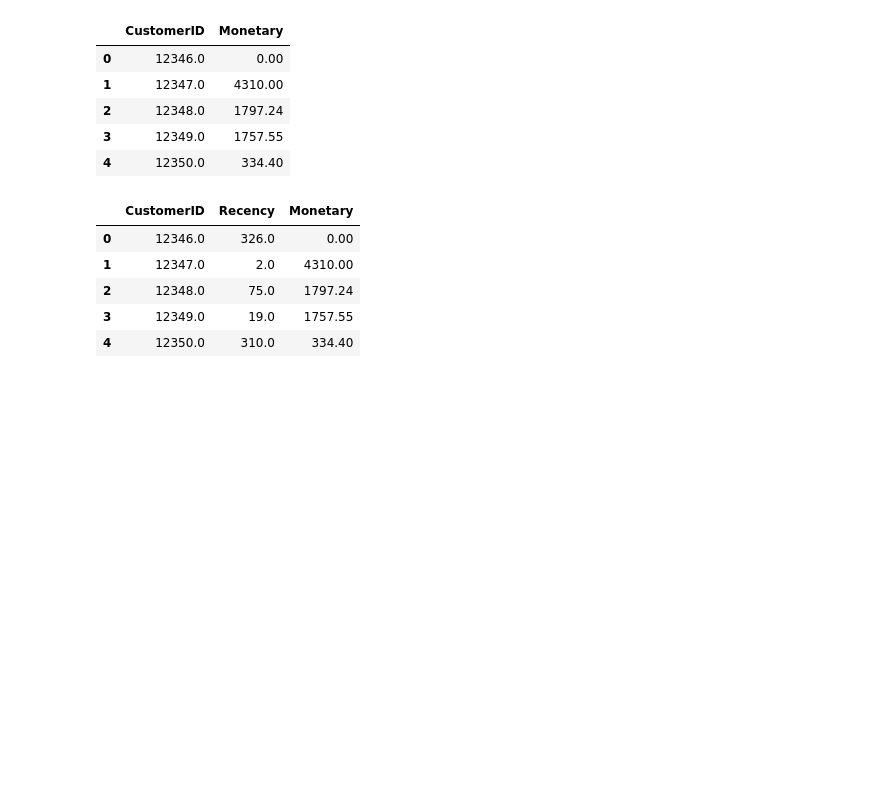
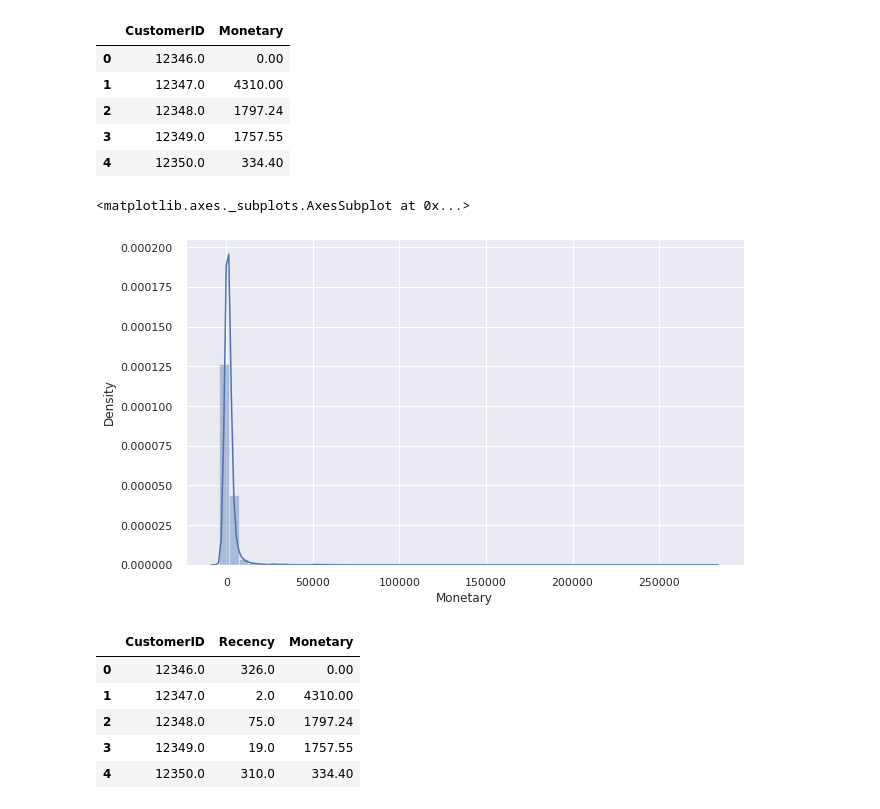
Before and after one commit to 09gauravbisht/Customer-Segmentation-Unsupervised-ML-Model, a Jupyter notebook: Online_Retail_Customer_Segmentation_Capstone_Project.ipynb, the cells around one changed output. Saved outputs shown, nothing was run; the diff lists cells and outputs as text; code cells hidden in the pictures; blank space fills up the shorter version.

```diff
--- a/Online_Retail_Customer_Segmentation_Capstone_Project.ipynb
+++ b/Online_Retail_Customer_Segmentation_Capstone_Project.ipynb
@@ -601,6 +615,15 @@ customer_monetary_val.head()
 | 2 | 12348.0 | 1797.24 |
 | 3 | 12349.0 | 1757.55 |
 | 4 | 12350.0 | 334.40 |
+# %%
+#Monateray distribution plot, taking observations which have monetary value less than 10000
+import seaborn as sns
+x = customer_monetary_val['Monetary']
+plt.figure(figsize=(10,6))
+sns.distplot(x)
+# %% [output]
+<matplotlib.axes._subplots.AxesSubplot at 0x...>
+[figure, added]
 # %%
 customer_history_df=customer_history_df.merge(customer_monetary_val,how='outer')
 customer_history_df.head()
```
Also changed, not shown: parts of 18 cells of this notebook.
